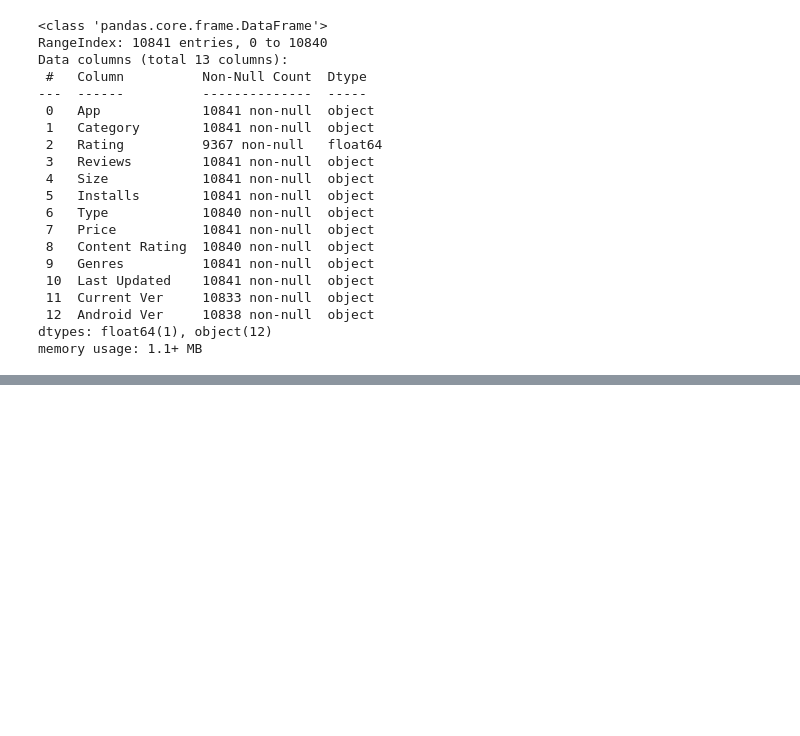
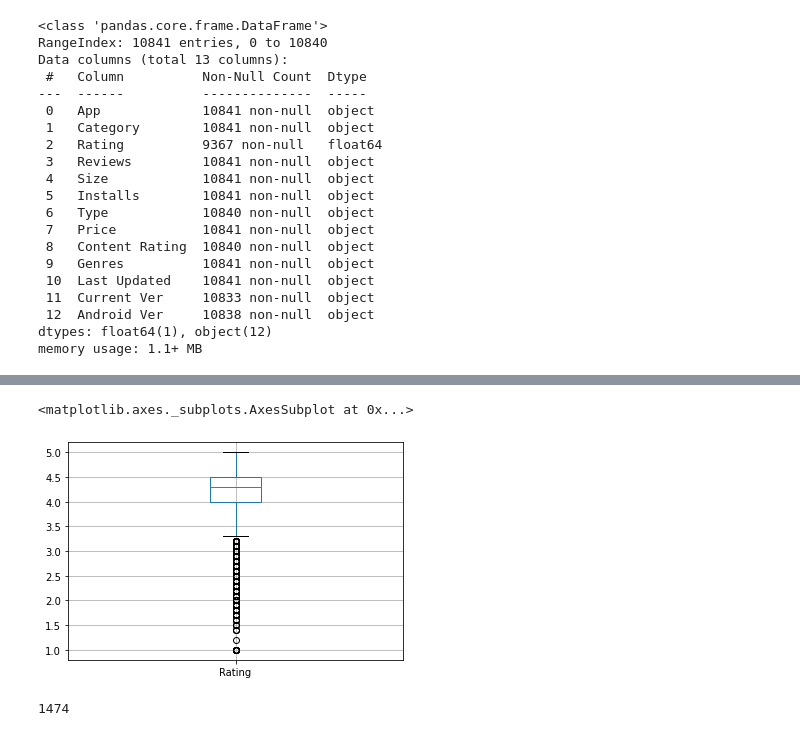
Before and after one commit to Richesh111/PlayStore, a Jupyter notebook: Copy_of_Play_Store_App_Review_Analysis_Capstone_Project.ipynb, the cells around one changed output, grey strips where cells are left out. Cells and saved outputs as stored; diff of their text form; code cells hidden in the pictures; blank space fills up the shorter version.

```diff
--- a/Copy_of_Play_Store_App_Review_Analysis_Capstone_Project.ipynb
+++ b/Copy_of_Play_Store_App_Review_Analysis_Capstone_Project.ipynb
@@ -87,0 +116,2 @@ memory usage: 1.1+ MB
+# %%
+df.drop([10472],inplace=True)
@@ -87,0 +125,5 @@ memory usage: 1.1+ MB
+# %%
+df.boxplot()
+# %% [output]
+<matplotlib.axes._subplots.AxesSubplot at 0x...>
+[figure, added]
@@ -87,0 +132,4 @@ memory usage: 1.1+ MB
+# %%
+df["Rating"].isnull().sum()
+# %% [output]
+1474
```
Also changed, not shown: parts of 22 cells of this notebook.
